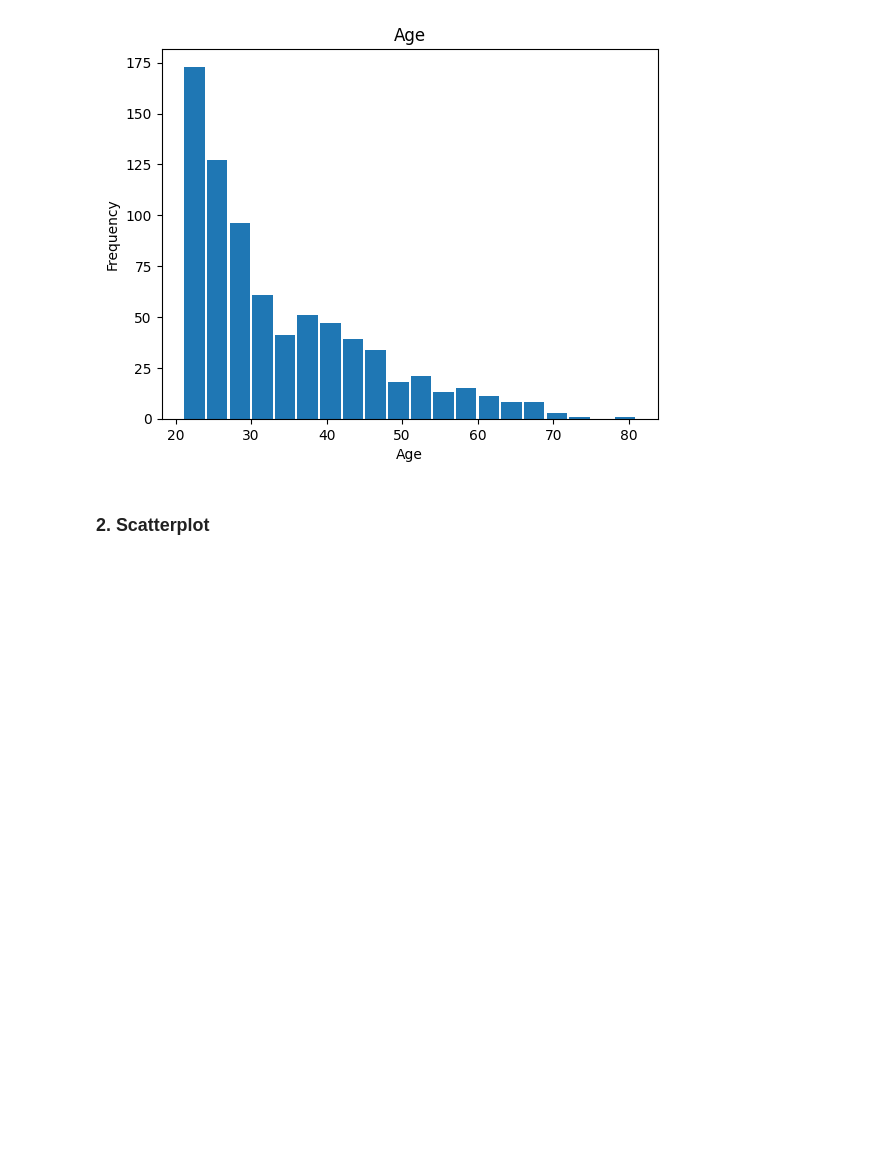
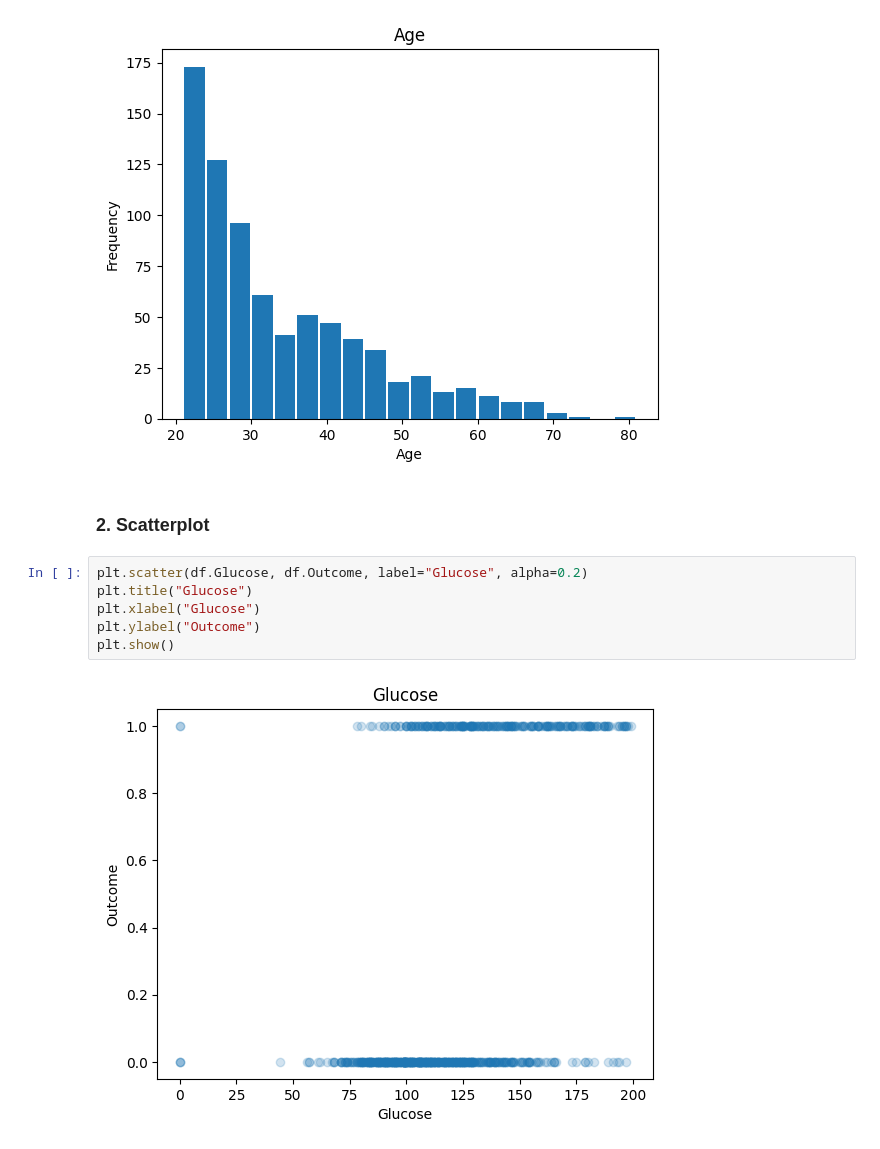
Before and after one commit to MrLogEN/4iz210-semestralka, a Jupyter notebook: Untitled.ipynb, the cells around one changed output. Drawn from its saved outputs; the diff is of its cells as text; blank space fills up the shorter version.

Commit message:
scatter plots done

```diff
--- a/Untitled.ipynb
+++ b/Untitled.ipynb
@@ -95,3 +95,11 @@ Text(0.5, 1.0, 'Age')
 [figure]
 # %% [markdown]
 ### 2. Scatterplot
+# %%
+plt.scatter(df.Glucose, df.Outcome, label="Glucose", alpha=0.2)
+plt.title("Glucose")
+plt.xlabel("Glucose")
+plt.ylabel("Outcome")
+plt.show()
+# %% [output]
+[figure, added]
```
Also changed, not shown: parts of 4 cells of this notebook.
